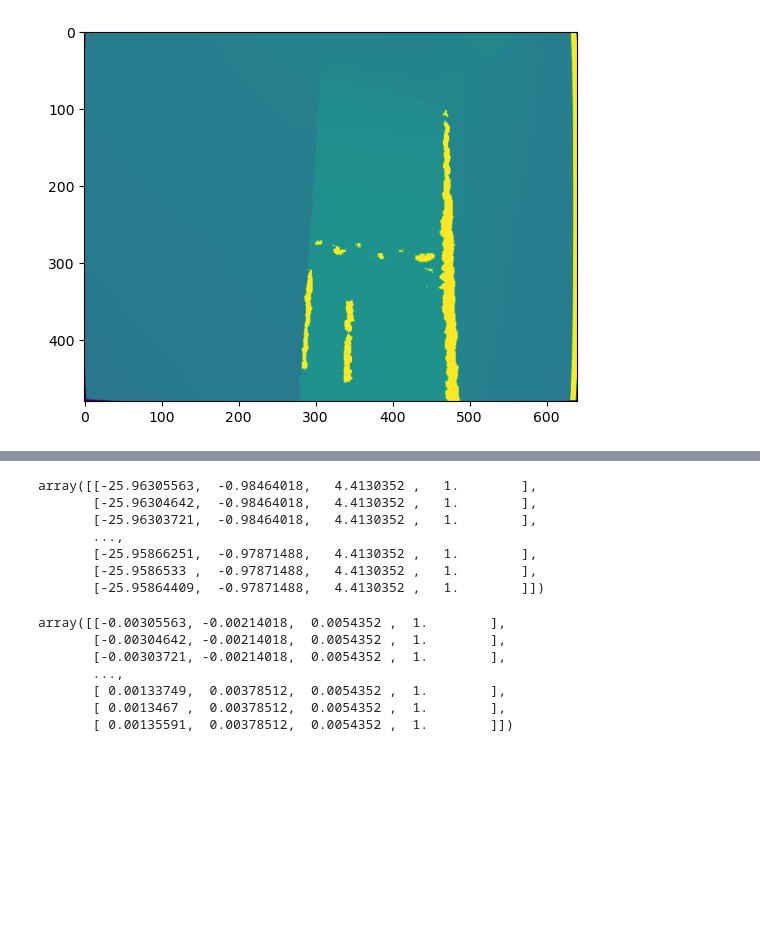
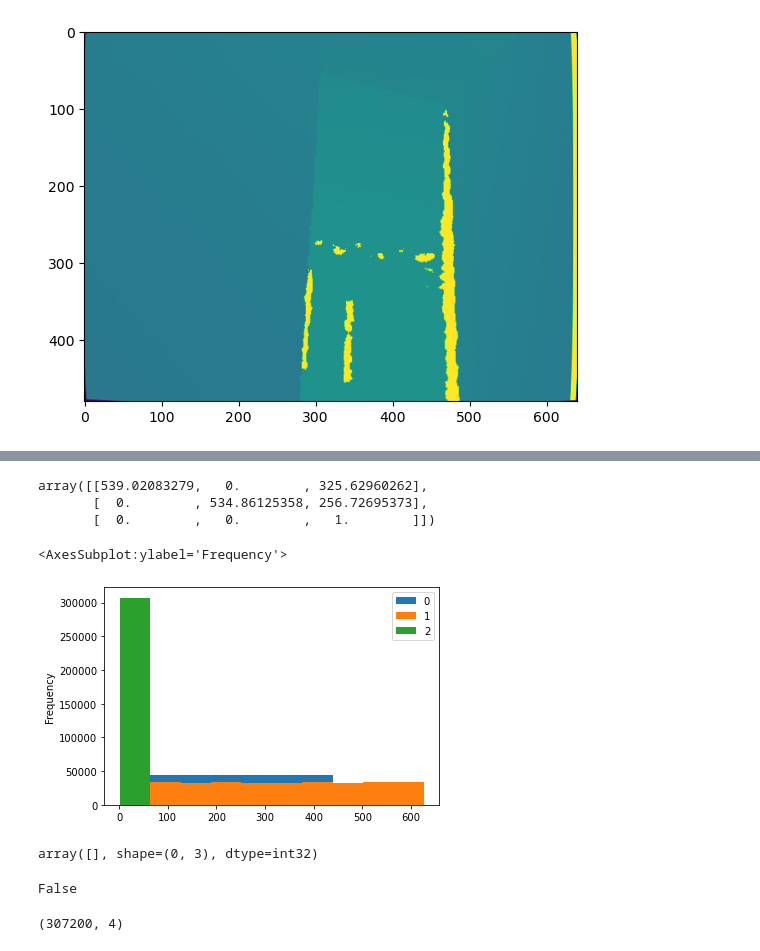
Before and after one commit to XHao1997/wur_navcar, a Jupyter notebook: image_calibration.ipynb, the cells around one changed output, grey strips where cells are left out. Drawn from its saved outputs; the diff is of its cells as text; code cells hidden in the pictures; blank space fills up the shorter version.

```diff
--- a/image_calibration.ipynb
+++ b/image_calibration.ipynb
@@ -23,15 +24,16 @@ class camera():
         self.ir_distortion_matrix = np.array([-0.1093, 0.2668, 0, 0, 0])
         self.rgb_intrinsic_matrix = np.array(
             [[539.020832787886, 0, 325.629602617091],
-             [0, 534.861253579807, 256.726953726026], [0, 0, 1]])
+             [0, 534.861253579807, 256.726953726026],
+             [0, 0, 1]])
         self.rgb_distortion_matrix = np.array(
             [0.147555317189259, -0.303342952312001, 0, 0, 0])
         self.R = np.array(
             [[0.999980636769351, -0.006120529301233, -0.001124814400937],
              [0.006107544444555, 0.999918558578594, -0.011205985497267],
              [0.001193309357038, 0.011198898659239, 0.999936578329645]])
-        self.A = np.array([[1, 0, 0, -25.96], [0, 1, 0, -0.9825],
-                           [0, 0, 1, 4.4076], [0, 0, 0, 1]])
+        self.A = np.array([[1, 0, 0, -25.96/1000], [0, 1, 0, -0.9825/1000],
+                           [0, 0, 1, 4.4076/1000]])
         self.ir_rgb_extrinsic = np.array([[
             0.999980636769351, -0.00612052930123339, -0.00112481440093692,
             -25.9592777097289
@@ -193,22 +163,44 @@ np.histogram(points_3d[2,:])
 # %%
-points_3d = np.append(points_3d.T, np.ones((1,points_3d.shape[0])),axis=0)
+points_3d = np.append(points_3d.T, np.ones((1,points_3d.shape[0])),axis=0).T
 # %%
-kinect.A.dot(points_3d).T
+raw_pixel = (kinect.rgb_intrinsic_matrix).dot(kinect.A).dot(points_3d.T).T
+
+# real = raw_pixel[:,:2]/raw_pixel[:,2].reshape(-1,1)
-# %% [output]
-array([[-25.96305563,  -0.98464018,   4.4130352 ,   1.        ],
-       [-25.96304642,  -0.98464018,   4.4130352 ,   1.        ],
-       [-25.96303721,  -0.98464018,   4.4130352 ,   1.        ],
-       ...,
-       [-25.95866251,  -0.97871488,   4.4130352 ,   1.        ],
-       [-25.9586533 ,  -0.97871488,   4.4130352 ,   1.        ],
-       [-25.95864409,  -0.97871488,   4.4130352 ,   1.        ]])
+# %%
+kinect.rgb_intrinsic_matrix
+# %% [output]
+array([[539.02083279,   0.        , 325.62960262],
+       [  0.        , 534.86125358, 256.72695373],
+       [  0.        ,   0.        ,   1.        ]])
 # %%
-points_3d.T
+rgb_pixel = (raw_pixel/raw_pixel[:,2].reshape(-1,1)).astype(int)
+rgb_pixel[:,0] = np.clip(rgb_pixel[:,0],0,480)
+rgb_pixel[:,1] = np.clip(rgb_pixel[:,1],0,639)
-# %% [output]
-array([[-0.00305563, -0.00214018,  0.0054352 ,  1.        ],
-       [-0.00304642, -0.00214018,  0.0054352 ,  1.        ],
-       [-0.00303721, -0.00214018,  0.0054352 ,  1.        ],
-       ...,
-       [ 0.00133749,  0.00378512,  0.0054352 ,  1.        ],
-       [ 0.0013467 ,  0.00378512,  0.0054352 ,  1.        ],
-       [ 0.00135591,  0.00378512,  0.0054352 ,  1.        ]])
+# %%
+df_rgb_pixel = pd.DataFrame(rgb_pixel)
+df_rgb_pixel.plot.hist()
+# %% [output]
+<AxesSubplot:ylabel='Frequency'>
+[figure, added]
+# %%
+# Threshold value
+threshold = 480
+
+# Boolean mask for rows where all elements are less than or equal to the threshold
+mask1 = np.all(rgb_pixel[:,:] < 480 )
+mask2 = np.all( rgb_pixel[:1] < 640)
+mask = mask1 == mask2
+# Filtered array
+filtered_array = rgb_pixel[mask]
+
+filtered_array.reshape(-1,3)
+# %% [output]
+array([], shape=(0, 3), dtype=int32)
+# %%
+mask1
+# %% [output]
+False
+# %%
+points_3d.shape
+# %% [output]
+(307200, 4)
```
Also changed, not shown: parts of 16 cells of this notebook.
